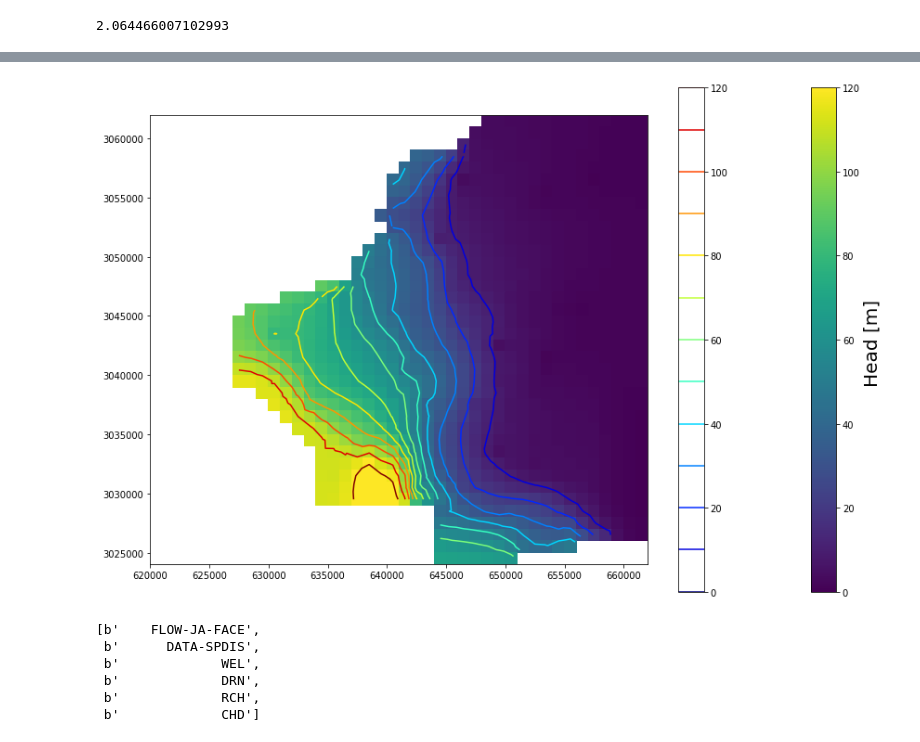
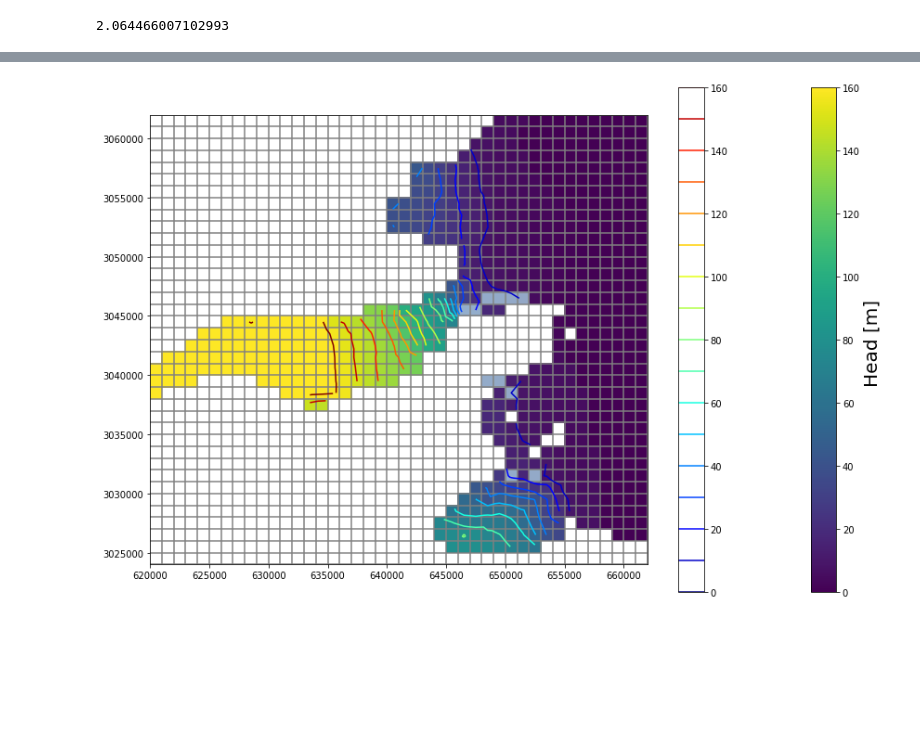
Before and after one commit to LudovicSchorpp/TM_Ludovic_Schorpp, a Jupyter notebook: codes_tests/Chabart/notebooks/test_permanent.ipynb, the cells around one changed output, grey strips where cells are left out. Saved outputs shown, nothing was run; the diff lists cells and outputs as text; code cells hidden in the pictures; blank space fills up the shorter version.

```diff
--- a/codes_tests/Chabart/notebooks/test_permanent.ipynb
+++ b/codes_tests/Chabart/notebooks/test_permanent.ipynb
@@ -268,17 +270,21 @@ spd = get_spdis(model_name,model_dir)
 # %%
 fig = plt.figure(figsize=(15,10))
 ax  = plt.subplot(1, 1, 1, aspect='equal')
 ml = fp.plot.PlotMapView(model=gwf)
+val_max=160;lay=0;step=10
+ml.plot_grid()
 
-#hmesh=ml.plot_ibound()
-hmesh=ml.plot_array(head[4],masked_values=[1e30],cmap="viridis")
+
+hmesh=ml.plot_array(head[lay],masked_values=[1e30],cmap="viridis")
 g1=plt.colorbar(hmesh)
-hmesh.set_clim(0,120)
+hmesh.set_clim(0,val_max)
+
 #ml.plot_bc("sea",color="lightblue",alpha=0.5)
-#ml.plot_bc("riv",color="lightblue",alpha=0.5)
+ml.plot_bc("riv",color="lightblue",alpha=0.5)
 #ml.plot_bc("debordement",color="red",alpha=0.2)
-hmesh=ml.contour_array(head[4],masked_values=[1e30],levels=np.linspace(0,120,13),cmap="jet")
+
+hmesh=ml.contour_array(head[lay],masked_values=[1e30],levels=np.linspace(0,val_max,1+np.int(val_max/step)),cmap="jet")
 g=plt.colorbar(hmesh)
 g1.set_label("Head [m] ",fontsize=20)
 # %% [output]
-[figure, old version]
+[figure, new version]
@@ -286,12 +295,3 @@ g1.set_label("Head [m] ",fontsize=20)
 spdfile = '{}.cbc'.format(model_name)
 fname = os.path.join(model_dir,spdfile)
 spdobj = fp.utils.CellBudgetFile(fname, precision='double')
-# %%
-spdobj.get_unique_record_names()
-# %% [output]
-[b'    FLOW-JA-FACE',
- b'      DATA-SPDIS',
- b'             WEL',
- b'             DRN',
- b'             RCH',
- b'             CHD']
```
Also changed, not shown: parts of 10 cells of this notebook, 12 other files.
